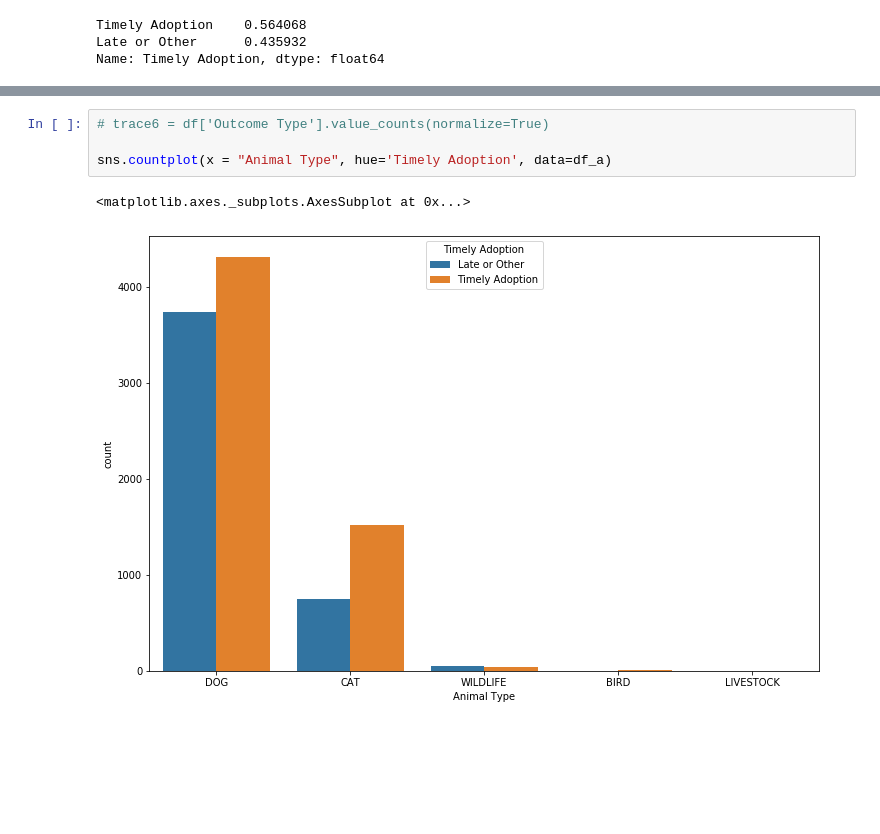
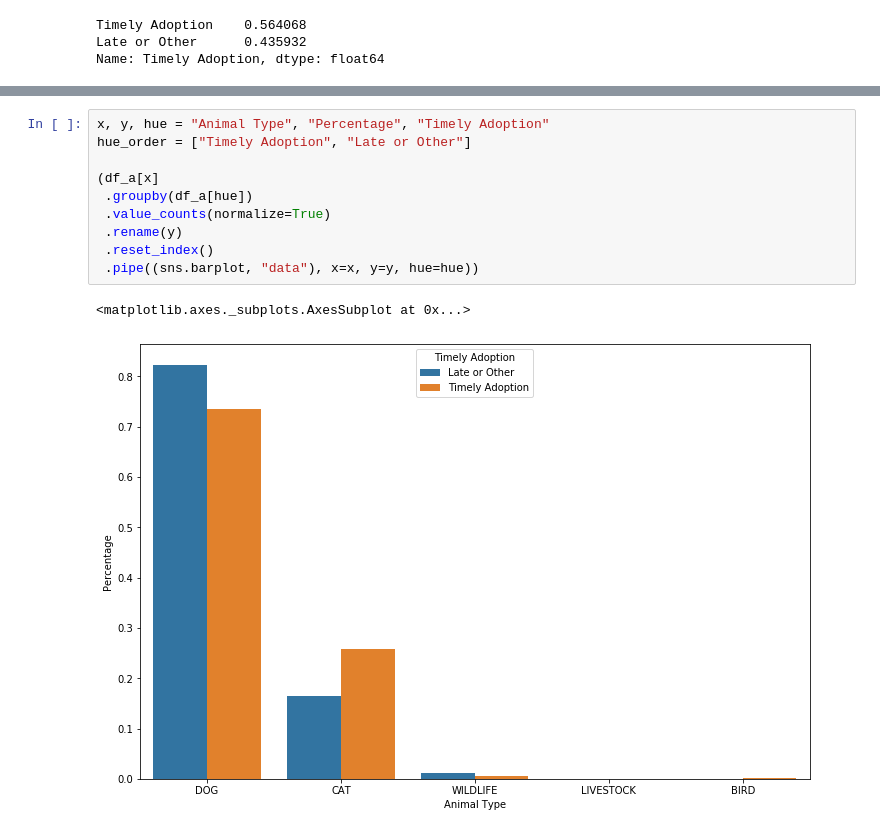
Before and after one commit to jfleury12/animal_shelter_EDA, a Jupyter notebook: notebooks/animal_shelter_eda_fleury.ipynb, the cells around one changed output, grey strips where cells are left out. Drawn from its saved outputs; the diff is of its cells as text; blank space fills up the shorter version.

Commit message:
finished timely adoption analysis

```diff
--- a/notebooks/animal_shelter_eda_fleury.ipynb
+++ b/notebooks/animal_shelter_eda_fleury.ipynb
@@ -688,7 +673,13 @@ ax = sns.barplot(x="day", y="total_bill", hue="sex", data=tips)
-# %%
-# trace6 = df['Outcome Type'].value_counts(normalize=True)
-
-sns.countplot(x = "Animal Type", hue='Timely Adoption', data=df_a)
-# %% [output]
-<matplotlib.axes._subplots.AxesSubplot at 0x...>
-[figure, removed]
+# %%
+x, y, hue = "Animal Type", "Percentage", "Timely Adoption"
+hue_order = ["Timely Adoption", "Late or Other"]
+
+(df_a[x]
+ .groupby(df_a[hue])
+ .value_counts(normalize=True)
+ .rename(y)
+ .reset_index()
+ .pipe((sns.barplot, "data"), x=x, y=y, hue=hue))
+# %% [output]
+<matplotlib.axes._subplots.AxesSubplot at 0x...>
+[figure, added]
```
Also changed, not shown: parts of 12 cells of this notebook.
